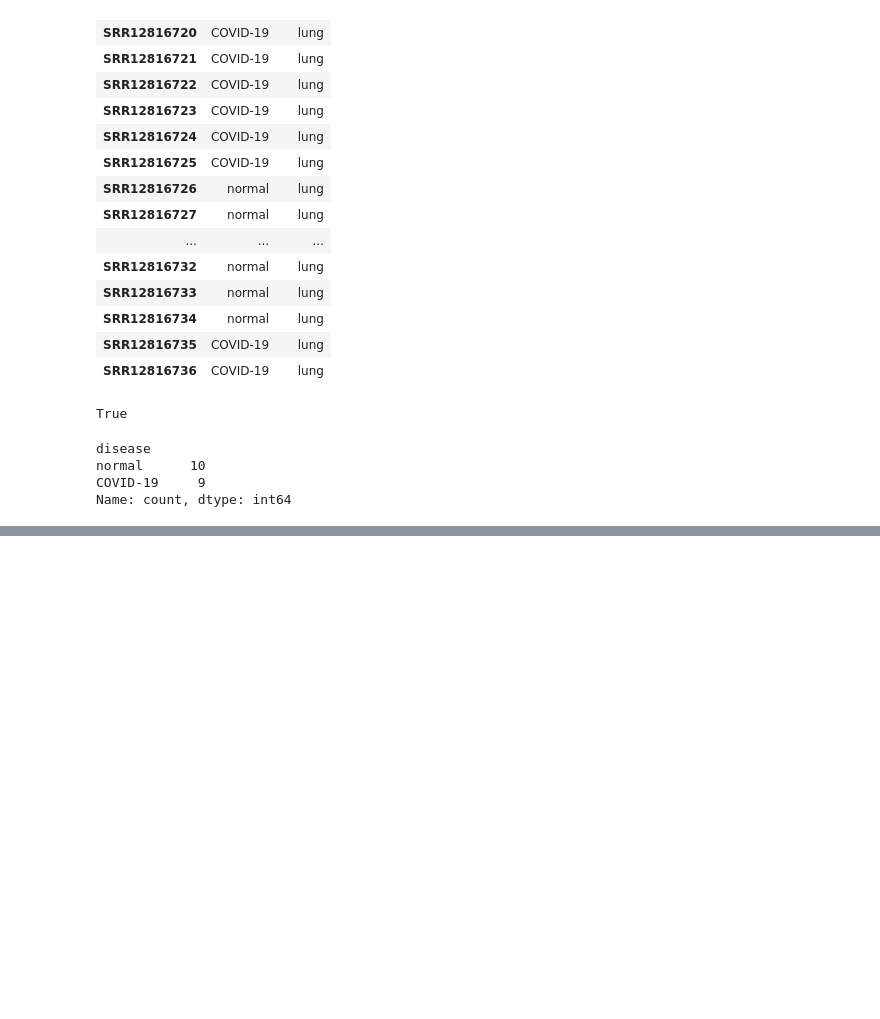
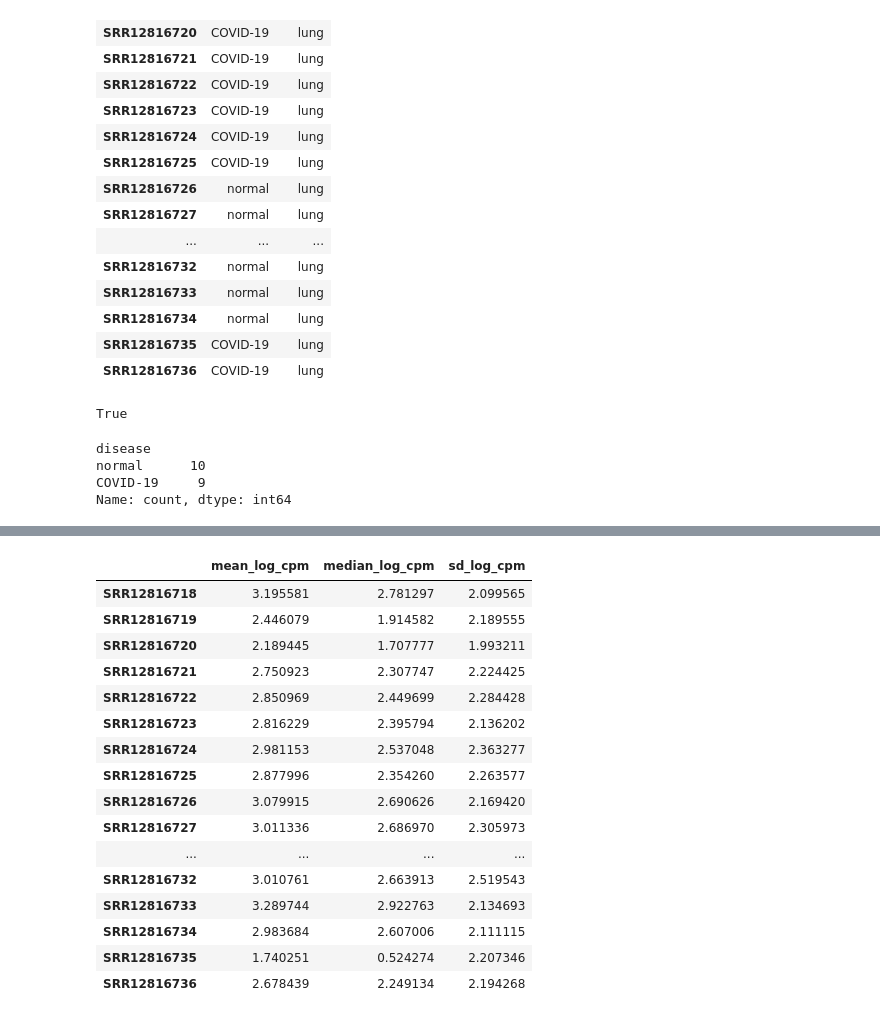
Before and after one commit to shaunagbaje/projects, a Jupyter notebook: 03_covid_gene_expression/gene_expression_analysis.ipynb, the cells around one changed output, grey strips where cells are left out. Saved outputs shown, nothing was run; the diff lists cells and outputs as text; code cells hidden in the pictures; blank space fills up the shorter version.

```diff
--- a/03_covid_gene_expression/gene_expression_analysis.ipynb
+++ b/03_covid_gene_expression/gene_expression_analysis.ipynb
@@ -690,0 +743,26 @@ Name: count, dtype: int64
+# %%
+sample_expression_summary = pd.DataFrame({
+    "mean_log_cpm": log_cpm.mean(axis=0),
+    "median_log_cpm": log_cpm.median(axis=0),
+    "sd_log_cpm": log_cpm.std(axis=0)
+})
+
+sample_expression_summary
+# %% [output]
+|  | mean_log_cpm | median_log_cpm | sd_log_cpm |
+| SRR12816718 | 3.195581 | 2.781297 | 2.099565 |
+| SRR12816719 | 2.446079 | 1.914582 | 2.189555 |
+| SRR12816720 | 2.189445 | 1.707777 | 1.993211 |
+| SRR12816721 | 2.750923 | 2.307747 | 2.224425 |
+| SRR12816722 | 2.850969 | 2.449699 | 2.284428 |
+| SRR12816723 | 2.816229 | 2.395794 | 2.136202 |
+| SRR12816724 | 2.981153 | 2.537048 | 2.363277 |
+| SRR12816725 | 2.877996 | 2.354260 | 2.263577 |
+| SRR12816726 | 3.079915 | 2.690626 | 2.169420 |
+| SRR12816727 | 3.011336 | 2.686970 | 2.305973 |
+| ... | ... | ... | ... |
+| SRR12816732 | 3.010761 | 2.663913 | 2.519543 |
+| SRR12816733 | 3.289744 | 2.922763 | 2.134693 |
+| SRR12816734 | 2.983684 | 2.607006 | 2.111115 |
+| SRR12816735 | 1.740251 | 0.524274 | 2.207346 |
+| SRR12816736 | 2.678439 | 2.249134 | 2.194268 |
```
Also changed, not shown: parts of 18 cells of this notebook.
